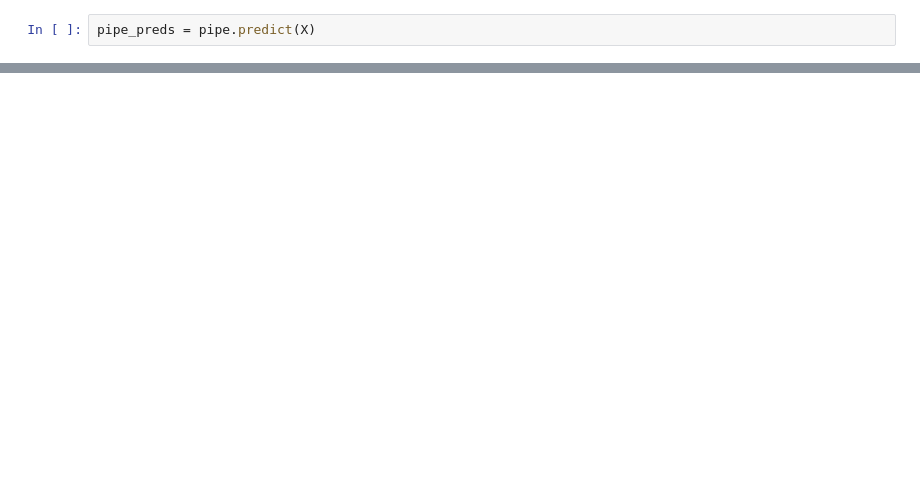
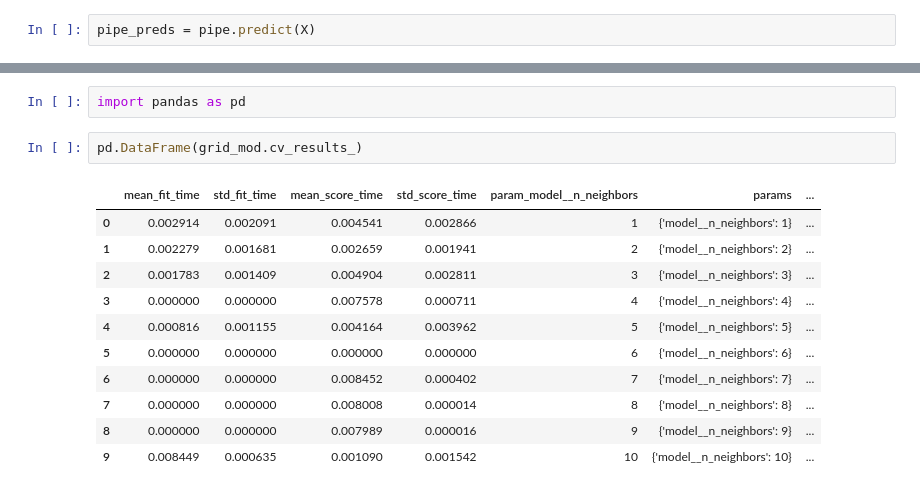
Before and after one commit to Farooq-azam-khan/sklearn-datascience, a Jupyter notebook: src/workflow.ipynb, the cells around one changed output, grey strips where cells are left out. Drawn from its saved outputs; the diff is of its cells as text; blank space fills up the shorter version.

```diff
--- a/src/workflow.ipynb
+++ b/src/workflow.ipynb
@@ -58,0 +94,16 @@ plt.scatter(pipe_preds, y)
+# %%
+import pandas as pd
+# %%
+pd.DataFrame(grid_mod.cv_results_)
+# %% [output]
+|  | mean_fit_time | std_fit_time | mean_score_time | std_score_time | param_model__n_neighbors | params | ... |
+| 0 | 0.002914 | 0.002091 | 0.004541 | 0.002866 | 1 | {'model__n_neighbors': 1} | ... |
+| 1 | 0.002279 | 0.001681 | 0.002659 | 0.001941 | 2 | {'model__n_neighbors': 2} | ... |
+| 2 | 0.001783 | 0.001409 | 0.004904 | 0.002811 | 3 | {'model__n_neighbors': 3} | ... |
+| 3 | 0.000000 | 0.000000 | 0.007578 | 0.000711 | 4 | {'model__n_neighbors': 4} | ... |
+| 4 | 0.000816 | 0.001155 | 0.004164 | 0.003962 | 5 | {'model__n_neighbors': 5} | ... |
+| 5 | 0.000000 | 0.000000 | 0.000000 | 0.000000 | 6 | {'model__n_neighbors': 6} | ... |
+| 6 | 0.000000 | 0.000000 | 0.008452 | 0.000402 | 7 | {'model__n_neighbors': 7} | ... |
+| 7 | 0.000000 | 0.000000 | 0.008008 | 0.000014 | 8 | {'model__n_neighbors': 8} | ... |
+| 8 | 0.000000 | 0.000000 | 0.007989 | 0.000016 | 9 | {'model__n_neighbors': 9} | ... |
+| 9 | 0.008449 | 0.000635 | 0.001090 | 0.001542 | 10 | {'model__n_neighbors': 10} | ... |
```
Also changed, not shown: parts of 8 cells of this notebook.
